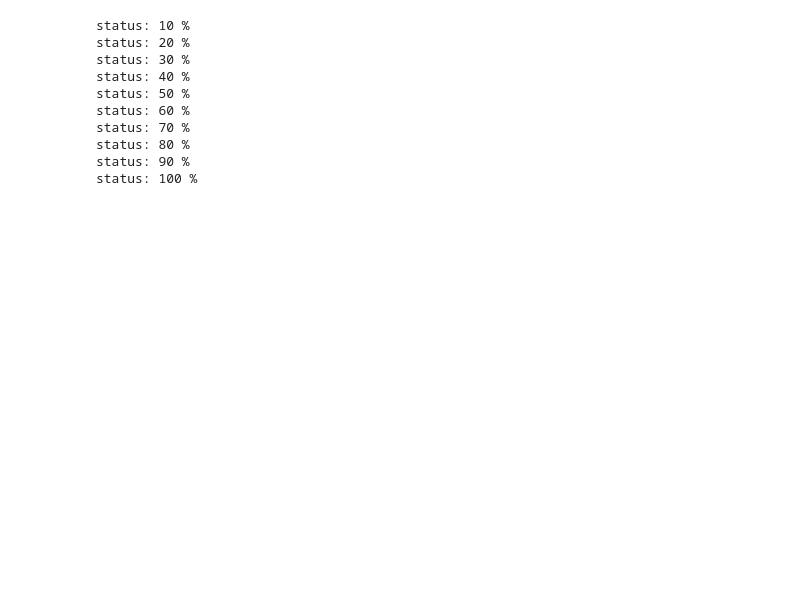
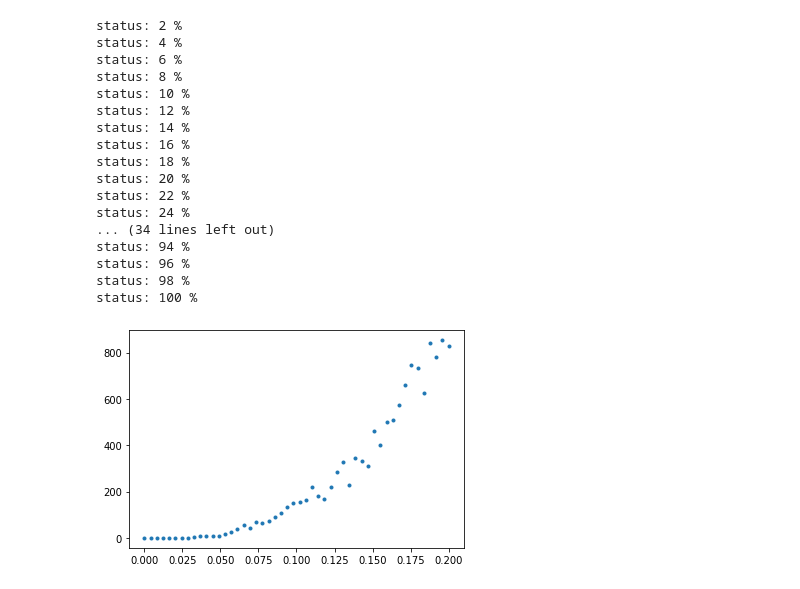
Before and after one commit to Valerio-Amico/rydberg_percolation, a Jupyter notebook: 3D_percolation.ipynb, the cells around one changed output. Saved outputs shown, nothing was run; the diff lists cells and outputs as text; code cells hidden in the pictures; blank space fills up the shorter version.

```diff
--- a/3D_percolation.ipynb
+++ b/3D_percolation.ipynb
@@ -39,38 +40,48 @@ density =  0.78125
 # %%
-p_facilitation_range = np.linspace(0,1,10)
+p_facilitation_range = np.linspace(0,0.2,50)
 just_repetitions = 5
-N_steps = 500
+N_steps = 100
 N_exct = []
+N_s = []
 
 for i, p_facilitation in enumerate(p_facilitation_range):
     reps = []
     for _ in range(just_repetitions):
-        clu = ryperc.cluster3D(N_points, shape, distribution="gaussian", MOT_radius=radius_MOT)
+        clu = ryperc.cluster3D(N_points, shape)#, distribution="unifo", MOT_radius=radius_MOT)
 
         clu.set_evolution_parameters(
                                     shell_radius=radius_shell,
                                     shell_delta=delta_radius_shell,
                                     p_spont_exct=p_spont_exc,
                                     p_emission=p_spont_emi,
                                     p_fac=p_facilitation
                                     )
 
-        clu.evolve(steps=N_steps)
+        clu.evolve(steps=N_steps, excitation_steps=10)
         reps.append(len(clu.cluster_excited))
 
     print("status: %d %%"%((i+1)/len(p_facilitation_range)*100))
     N_exct.append(np.mean(reps))
+    N_s.append(reps)
 
 plt.plot(p_facilitation_range, N_exct, ".")
 plt.show()
 # %% [output]
+status: 2 %
+status: 4 %
+status: 6 %
+status: 8 %
 status: 10 %
+status: 12 %
+status: 14 %
+status: 16 %
+status: 18 %
 status: 20 %
-status: 30 %
-status: 40 %
-status: 50 %
-status: 60 %
-status: 70 %
-status: 80 %
-status: 90 %
+status: 22 %
+status: 24 %
+... (34 lines left out)
+status: 94 %
+status: 96 %
+status: 98 %
 status: 100 %
+[figure, added]
```
Also changed, not shown: parts of 6 cells of this notebook, 5 other files.
